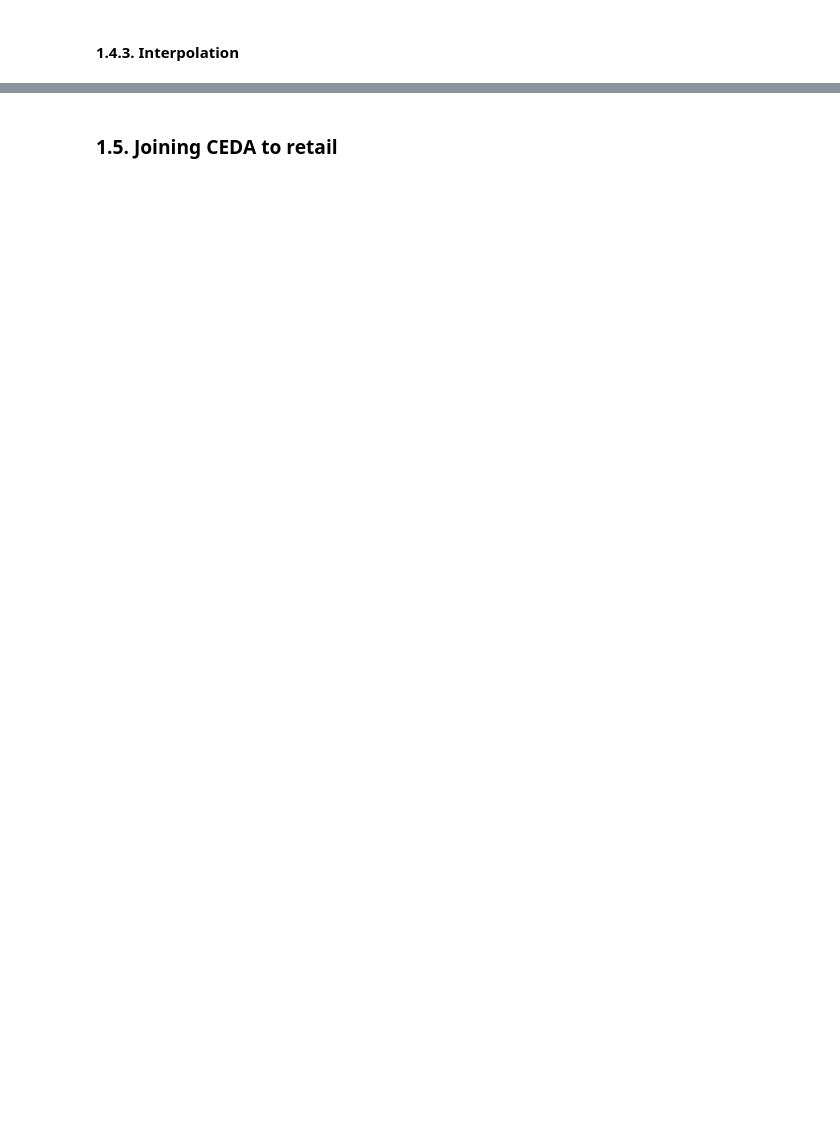
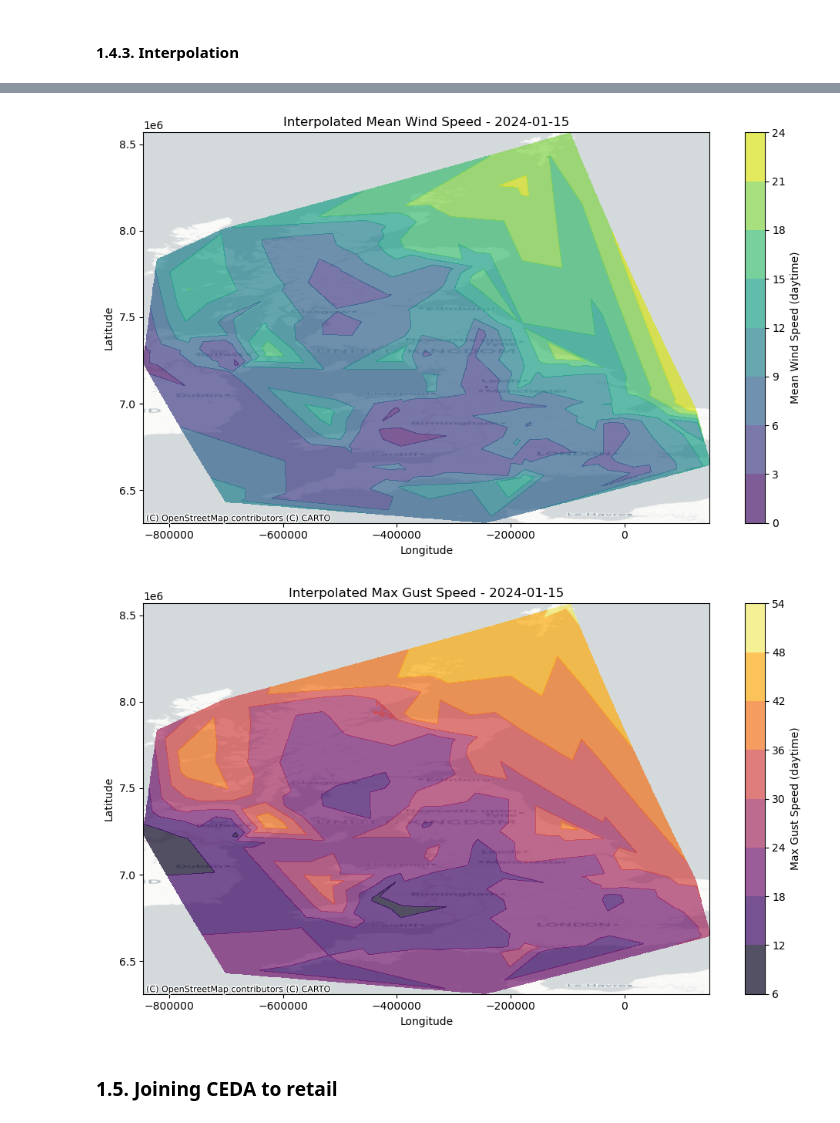
Before and after one commit to stefankrysa/MScDissertation, a Jupyter notebook: weatherdata_processing.ipynb, the cells around one changed output, grey strips where cells are left out. Saved outputs shown, nothing was run; the diff lists cells and outputs as text; code cells hidden in the pictures; blank space fills up the shorter version.

```diff
--- a/weatherdata_processing.ipynb
+++ b/weatherdata_processing.ipynb
@@ -779,0 +860,15 @@ pd.DataFrame({'SRC_ID': unique_src_ids}).to_csv('unique_wind_station_ids.csv', i
+# %%
+from scipy.interpolate import griddata
+import numpy as np
+import matplotlib.pyplot as plt
+import geopandas as gpd
+
+# define grid bounds (you can also base this on UK bounds)
+lon_min, lon_max = wind_final['lon'].min(), wind_final['lon'].max()
+lat_min, lat_max = wind_final['lat'].min(), wind_final['lat'].max()
+
+# create a grid
+grid_lon, grid_lat = np.meshgrid(
+    np.linspace(lon_min, lon_max, 1000),
+    np.linspace(lat_min, lat_max, 1000)
+)
@@ -780,2 +932,41 @@ pd.DataFrame({'SRC_ID': unique_src_ids}).to_csv('unique_wind_station_ids.csv', i
+# %%
+# Pick a date to plot
+example_date = list(interpolated_surfaces.keys())[0]
+
+# Extract data
+grid_mean = interpolated_surfaces[example_date]['mean_wind']
+grid_gust = interpolated_surfaces[example_date]['max_gust']
+
+# 1. Transform lat/lon to Web Mercator
+transformer = Transformer.from_crs("EPSG:4326", "EPSG:3857", always_xy=True)
+x_merc, y_merc = transformer.transform(grid_lon, grid_lat)
+
+# 2. Plot Mean Wind Speed
+fig, ax = plt.subplots(figsize=(10, 6))
+cf = ax.contourf(x_merc, y_merc, grid_mean, cmap='viridis', alpha=0.7)
+plt.colorbar(cf, ax=ax, label='Mean Wind Speed (daytime)')
+
+# Add basemap after contours
+ctx.add_basemap(ax, crs='EPSG:3857', source=ctx.providers.CartoDB.Positron)
+ax.set_title(f'Interpolated Mean Wind Speed - {example_date}')
+plt.xlabel('Longitude')
+plt.ylabel('Latitude')
+plt.tight_layout()
+plt.show()
+
+# 3. Plot Max Gust Speed
+fig, ax = plt.subplots(figsize=(10, 6))
+cf = ax.contourf(x_merc, y_merc, grid_gust, cmap='inferno', alpha=0.7)
+plt.colorbar(cf, ax=ax, label='Max Gust Speed (daytime)')
+
+ctx.add_basemap(ax, crs='EPSG:3857', source=ctx.providers.CartoDB.Positron)
+ax.set_title(f'Interpolated Max Gust Speed - {example_date}')
+plt.xlabel('Longitude')
+plt.ylabel('Latitude')
+plt.tight_layout()
+plt.show()
+# %% [output]
+[figure, added]
+[figure, added]
 # %% [markdown]
 ### 1.5. Joining CEDA to retail
```
Also changed, not shown: parts of 22 cells of this notebook.
